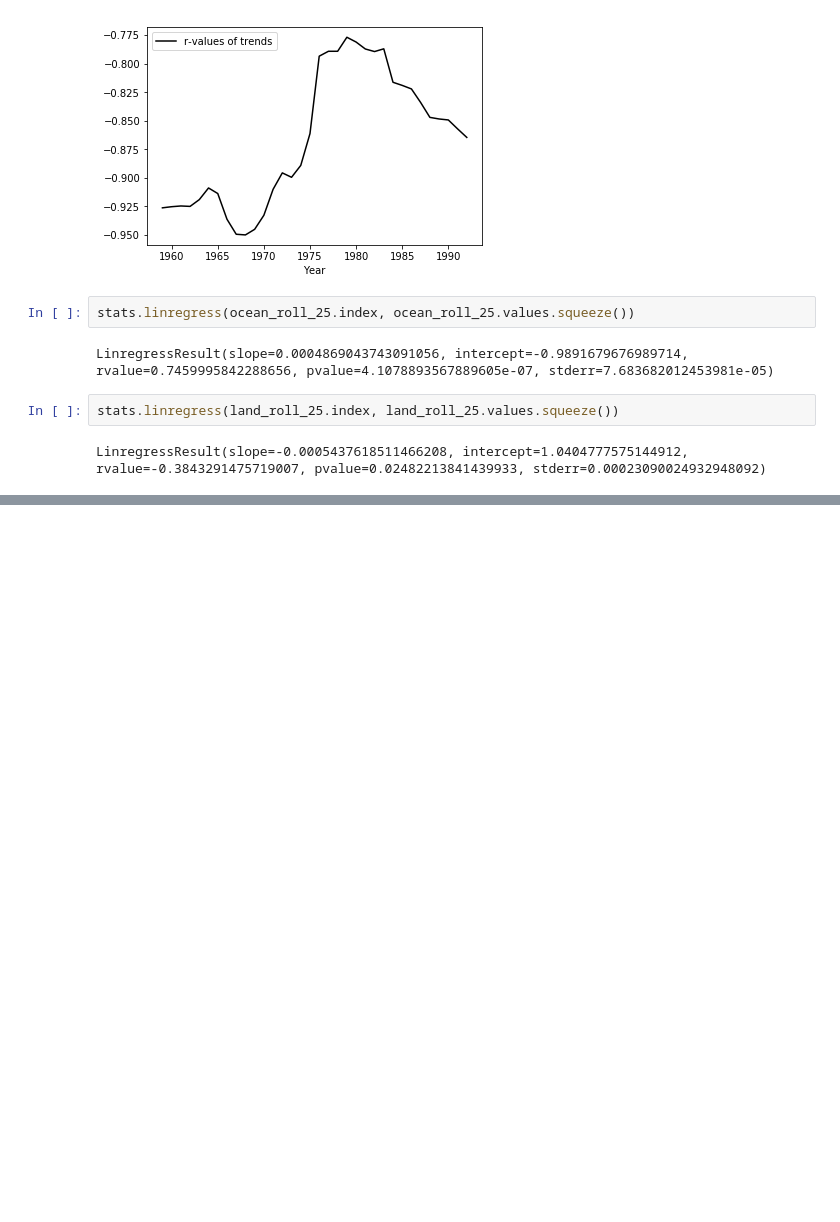
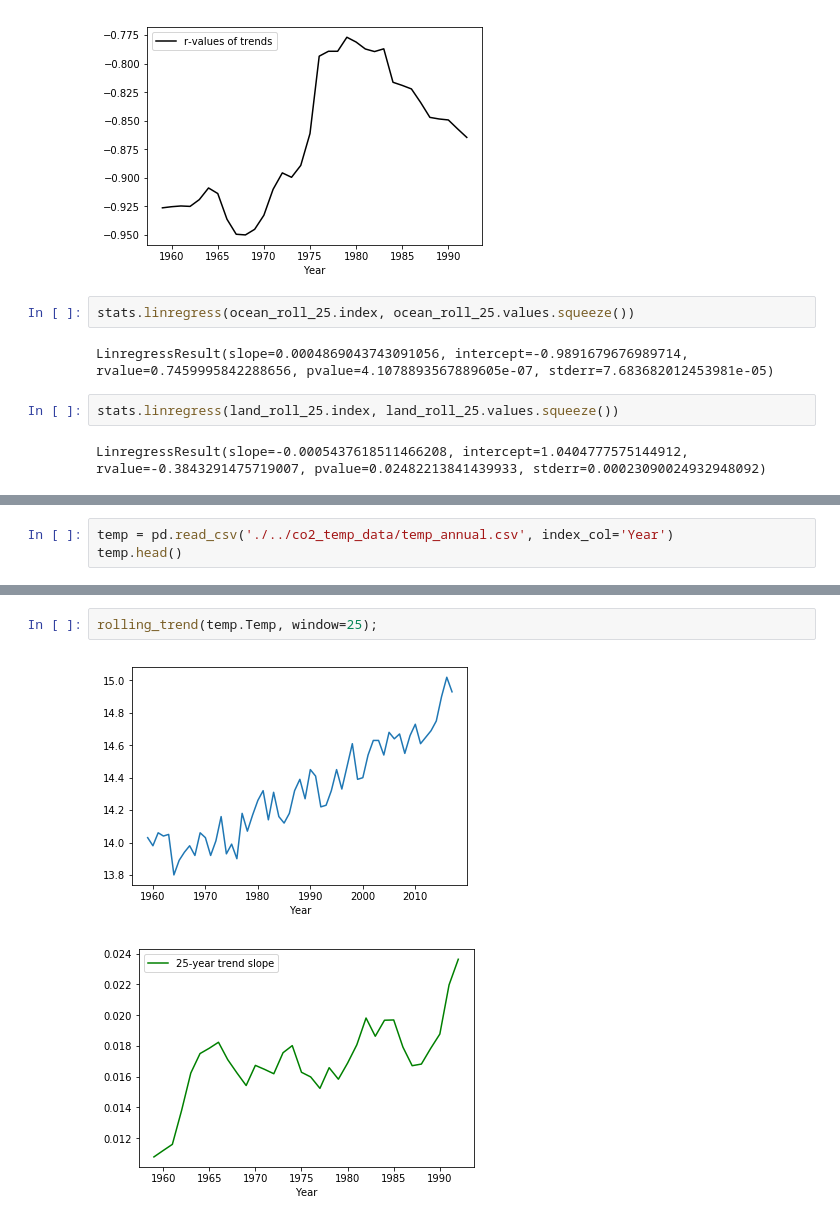
Before and after one commit to rursino/carbon-cycle-feedbacks, a Jupyter notebook: Peylin_flux/Notebooks/GCP.ipynb, the cells around one changed output, grey strips where cells are left out. Drawn from its saved outputs; the diff is of its cells as text; blank space fills up the shorter version.

```diff
--- a/Peylin_flux/Notebooks/GCP.ipynb
+++ b/Peylin_flux/Notebooks/GCP.ipynb
@@ -297,0 +300,3 @@ LinregressResult(slope=-0.0005437618511466208, intercept=1.0404777575144912, rva
+# %%
+temp = pd.read_csv('./../co2_temp_data/temp_annual.csv', index_col='Year')
+temp.head()
@@ -297,0 +316,5 @@ LinregressResult(slope=-0.0005437618511466208, intercept=1.0404777575144912, rva
+# %%
+rolling_trend(temp.Temp, window=25);
+# %% [output]
+[figure, added]
+[figure, added]
```
Also changed, not shown: parts of 3 cells of this notebook, 1 other file.
